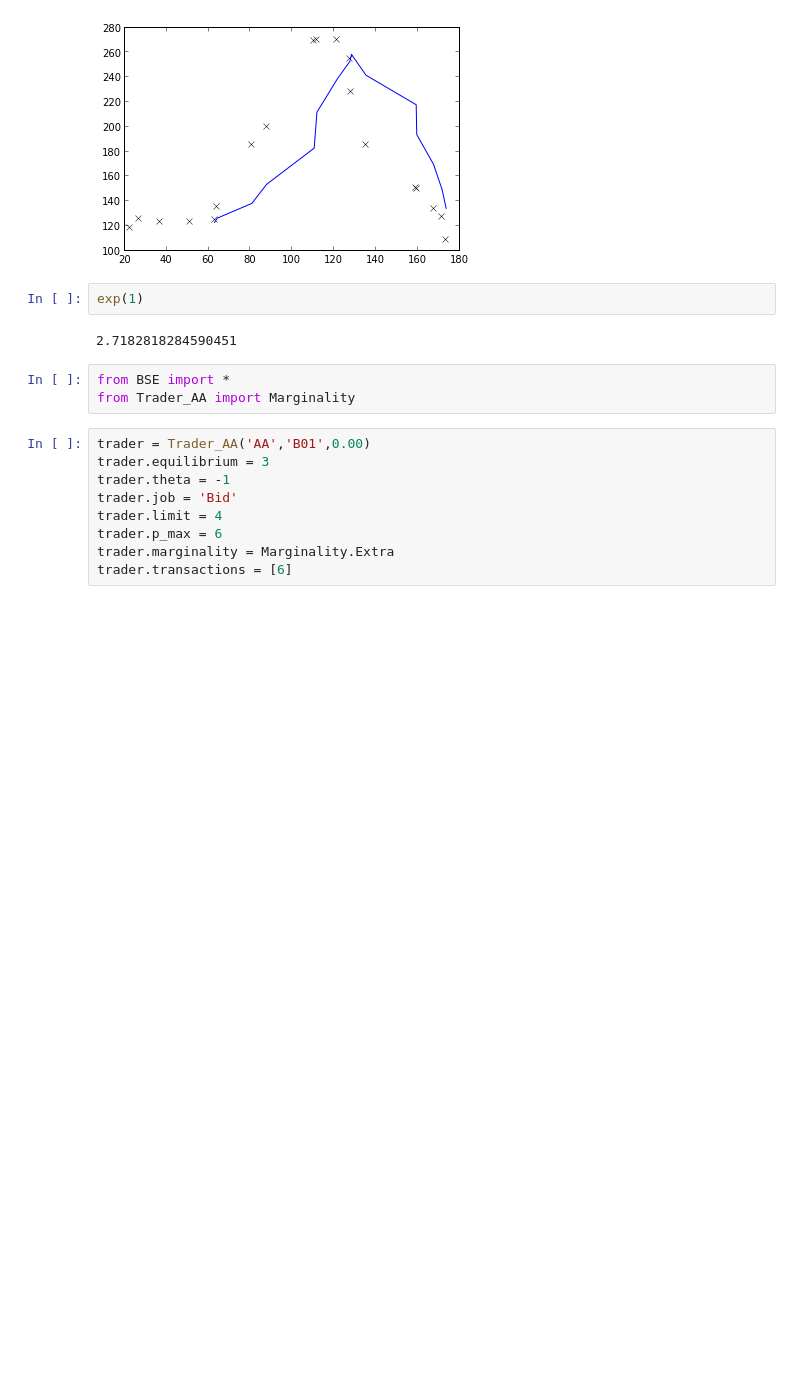
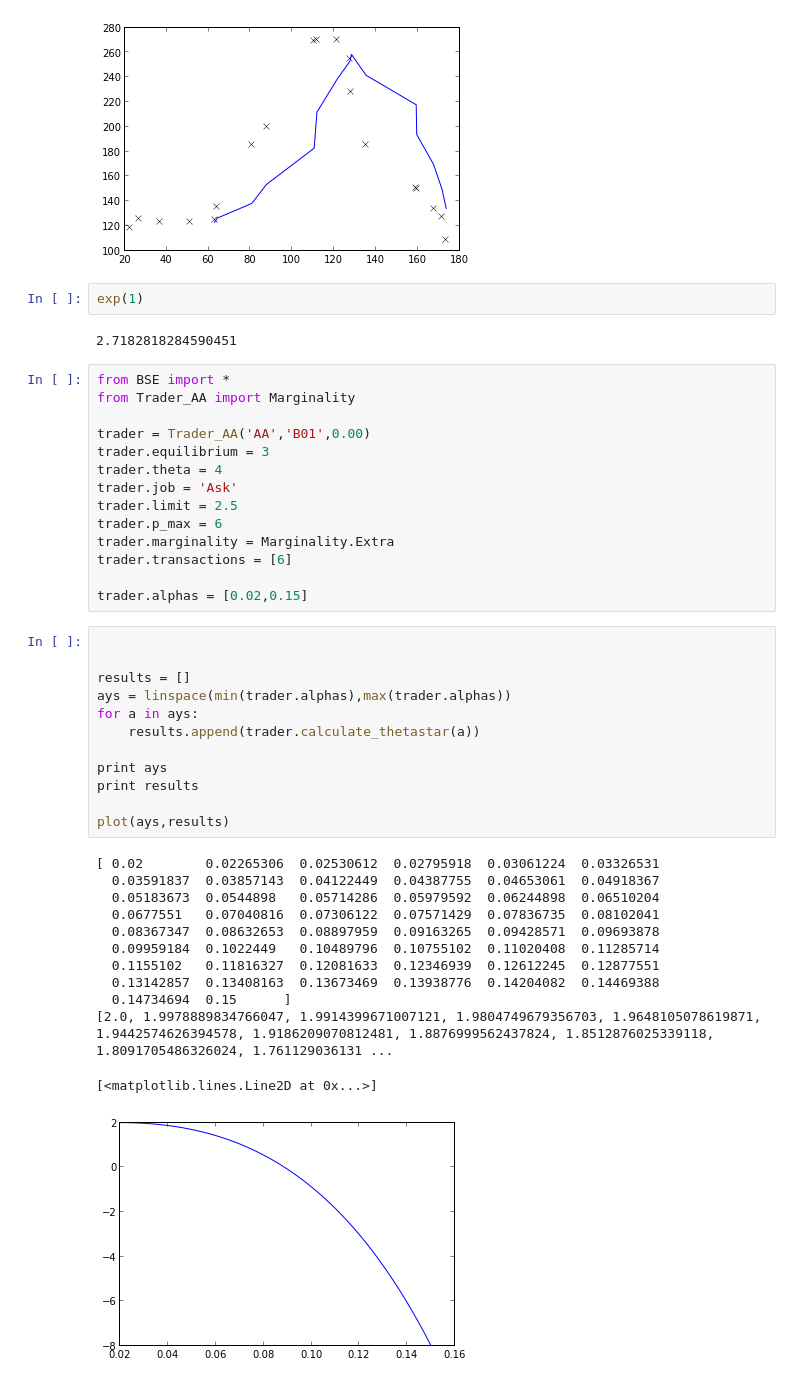
Before and after one commit to smdowl/BSETrader, a Jupyter notebook: Analysis.ipynb, the cells around one changed output. Drawn from its saved outputs; the diff is of its cells as text; blank space fills up the shorter version.

```diff
--- a/Analysis.ipynb
+++ b/Analysis.ipynb
@@ -49,16 +52,43 @@ pyplot.plot(times[MOVING_AVE_LENGTH - 1 :],movingAve)
 exp(1)
 # %% [output]
 2.7182818284590451
-# %%
-from BSE import *
-from Trader_AA import Marginality
 # %%
+from BSE import *
+from Trader_AA import Marginality
+
 trader = Trader_AA('AA','B01',0.00)
 trader.equilibrium = 3
-trader.theta = -1
-trader.job = 'Bid'
-trader.limit = 4
+trader.theta = 4
+trader.job = 'Ask'
+trader.limit = 2.5
 trader.p_max = 6
 trader.marginality = Marginality.Extra
 trader.transactions = [6]
+
+trader.alphas = [0.02,0.15]
+# %%
+
+
+results = []
+ays = linspace(min(trader.alphas),max(trader.alphas))
+for a in ays:
+    results.append(trader.calculate_thetastar(a))
+
+print ays
+print results
+
+plot(ays,results)
+# %% [output]
+[ 0.02        0.02265306  0.02530612  0.02795918  0.03061224  0.03326531
+  0.03591837  0.03857143  0.04122449  0.04387755  0.04653061  0.04918367
+  0.05183673  0.0544898   0.05714286  0.05979592  0.06244898  0.06510204
+  0.0677551   0.07040816  0.07306122  0.07571429  0.07836735  0.08102041
+  0.08367347  0.08632653  0.08897959  0.09163265  0.09428571  0.09693878
+  0.09959184  0.1022449   0.10489796  0.10755102  0.11020408  0.11285714
+  0.1155102   0.11816327  0.12081633  0.12346939  0.12612245  0.12877551
+  0.13142857  0.13408163  0.13673469  0.13938776  0.14204082  0.14469388
+  0.14734694  0.15      ]
+[2.0, 1.9978889834766047, 1.9914399671007121, 1.9804749679356703, 1.9648105078619871, 1.9442574626394578, 1.9186209070812481, 1.8876999562437824, 1.8512876025339118, 1.8091705486326024, 1.761129036131 ...
+[<matplotlib.lines.Line2D at 0x...>]
+[figure, added]
 # %%
```
Also changed, not shown: parts of 8 cells of this notebook, 3 other files.
